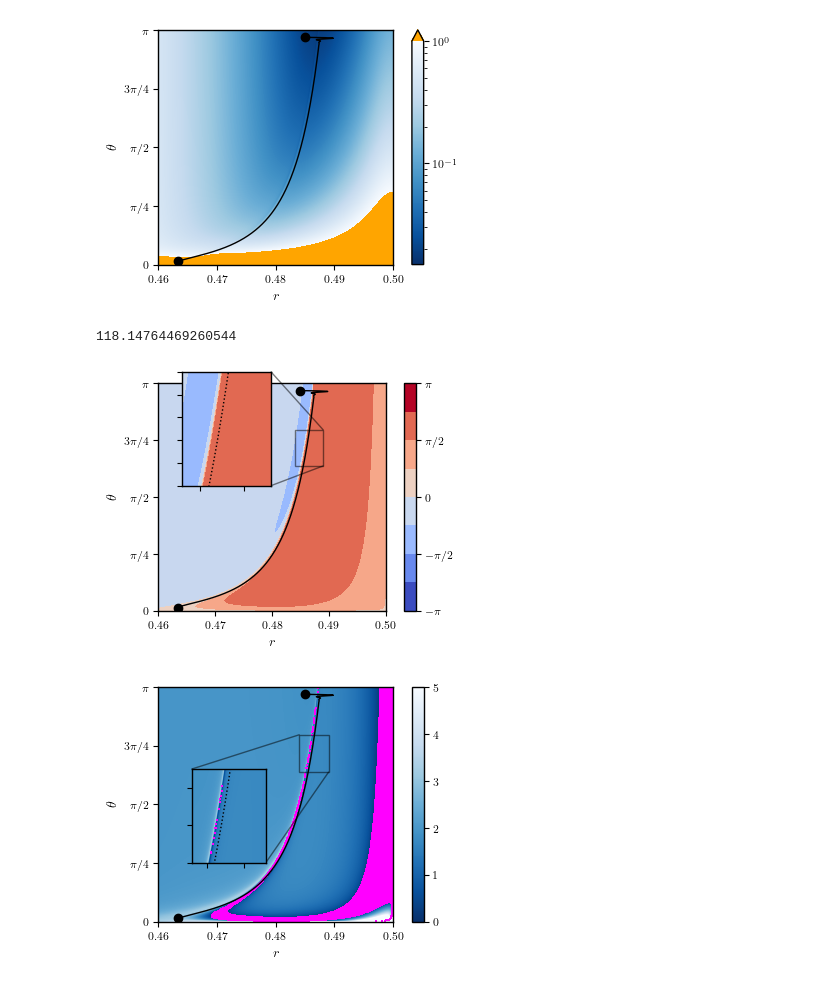
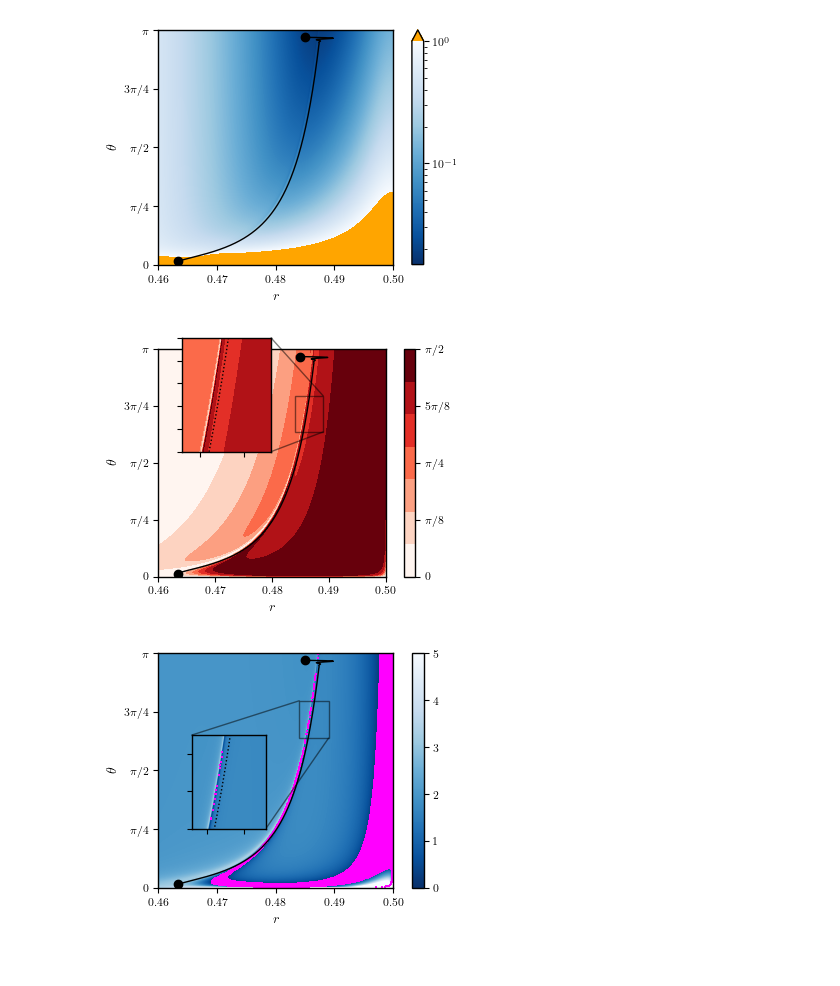
Before and after one commit to smups/srrt_models, a Jupyter notebook: plots.ipynb, the cells around one changed output. Cells and saved outputs as stored; diff of their text form; code cells hidden in the pictures.

Commit message:
delta plots with 2-q tan

```diff
--- a/plots.ipynb
+++ b/plots.ipynb
@@ -46,7 +46,7 @@ sr_cmap.set_bad(bad)
 sr_cmap.set_over("Orange")
 
 #delta map
-delta_cmap = mpl.cm.get_cmap('coolwarm', 9)
+delta_cmap = mpl.cm.get_cmap('Reds', 7)
 delta_cmap.set_bad(bad)
 # %% [markdown]
 ## Angular Inflation
@@ -542,8 +542,8 @@ image = ax.imshow(np.transpose(delta),
   cmap = delta_cmap,
   origin = 'lower',
   aspect = ratio,
-  vmax=np.pi,
-  vmin=-np.pi
+  vmax=np.pi/2,
+  vmin=0
 )
 
 #show trajectory
@@ -561,40 +561,39 @@ idx1, idx2 = round((x1 - extent[0]) * Nx / (extent[1] - extent[0])), round((x2 -
 idy1, idy2 = round((y1 - extent[2]) * Ny / (extent[3] - extent[2])), round((y2 - extent[2]) * Ny / (extent[3] - extent[2]))
 
 zoom = delta[idx1:idx2, idy1:idy2]
 zoomax = ax.inset_axes(
   [0.05, 0.55, 0.5, 0.5],
   xlim=(x1, x2),
   ylim=(y1, y2),
   xticklabels=[],
   yticklabels=[]
 )
 zoomax.imshow(np.transpose(zoom),
   extent = zoom_extent,
   aspect = ratio,
   cmap = delta_cmap,
   origin = 'lower',
-  vmax=np.pi,
-  vmin=-np.pi
+  vmax=np.pi/2,
+  vmin=0
 )
 zoomax.plot(x, y, color='black', linestyle='dotted')
 zoomax.scatter([x[-1]], [y[-1]], color='black')
 ax.indicate_inset_zoom(zoomax, edgecolor="black")
 
 ax.set_xlabel('$r$')
 ax.set_ylabel('$\\theta$')
 ax.set_yticks([0, np.pi/4, np.pi/2, 0.75*np.pi, np.pi])
 ax.set_yticklabels(['0','$\\pi/4$','$\\pi/2$','$3\\pi/4$','$\\pi$'])
 
 #add a colorbar
-cbar = fig.colorbar(image, ticks=[np.pi*n/2 for n in np.arange(-2, 3)])
-cbar.set_ticklabels(['$-\\pi$','$-\\pi/2$','$0$','$\\pi/2$','$\\pi$'])
+cbar = fig.colorbar(image, ticks=[np.pi*n/8 for n in np.arange(0, 5)])
+cbar.set_ticklabels(['$0$','$\\pi/8$', '$\\pi/4$','$5\\pi/8$','$\\pi/2$'])
 
 #save
-fig.show()
 fig.savefig(f"./figs/{model}_delta.pdf", dpi=500)
+fig
 # %% [output]
-118.14764469260544
-[figure, old version]
+[figure, new version]
 # %%
 fig, ax = plt.subplots(figsize=(4,3))
 image = ax.imshow(
```
Also changed, not shown: parts of 4 cells of this notebook, 8 other files.
